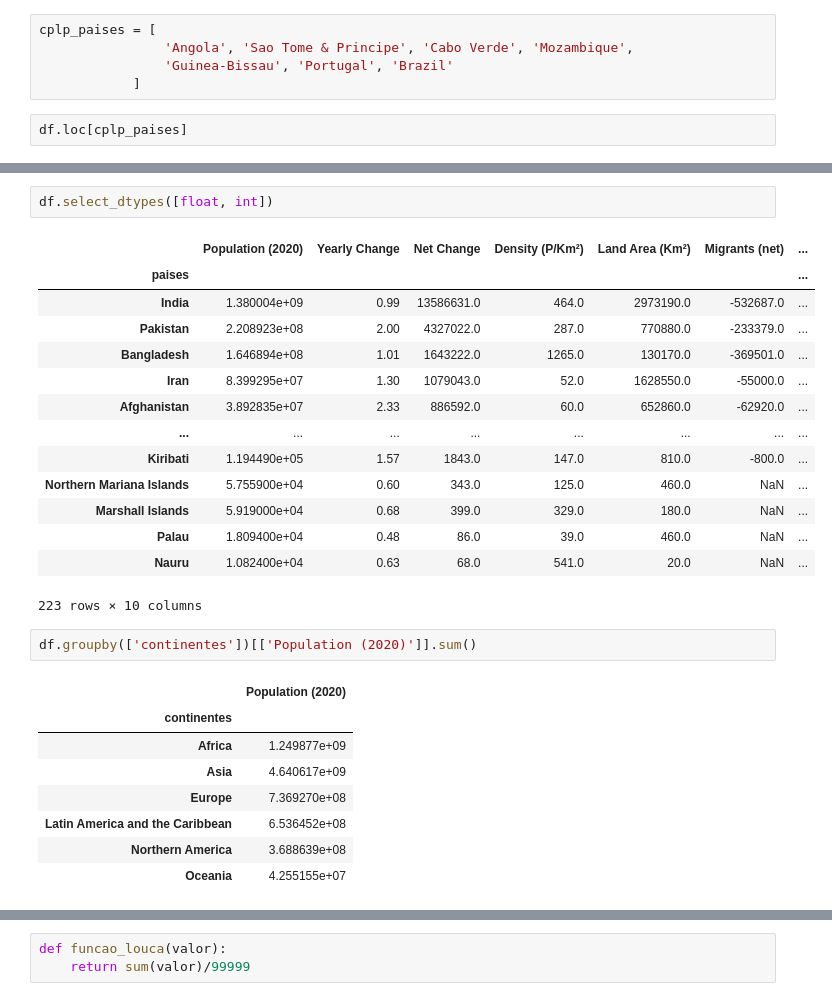
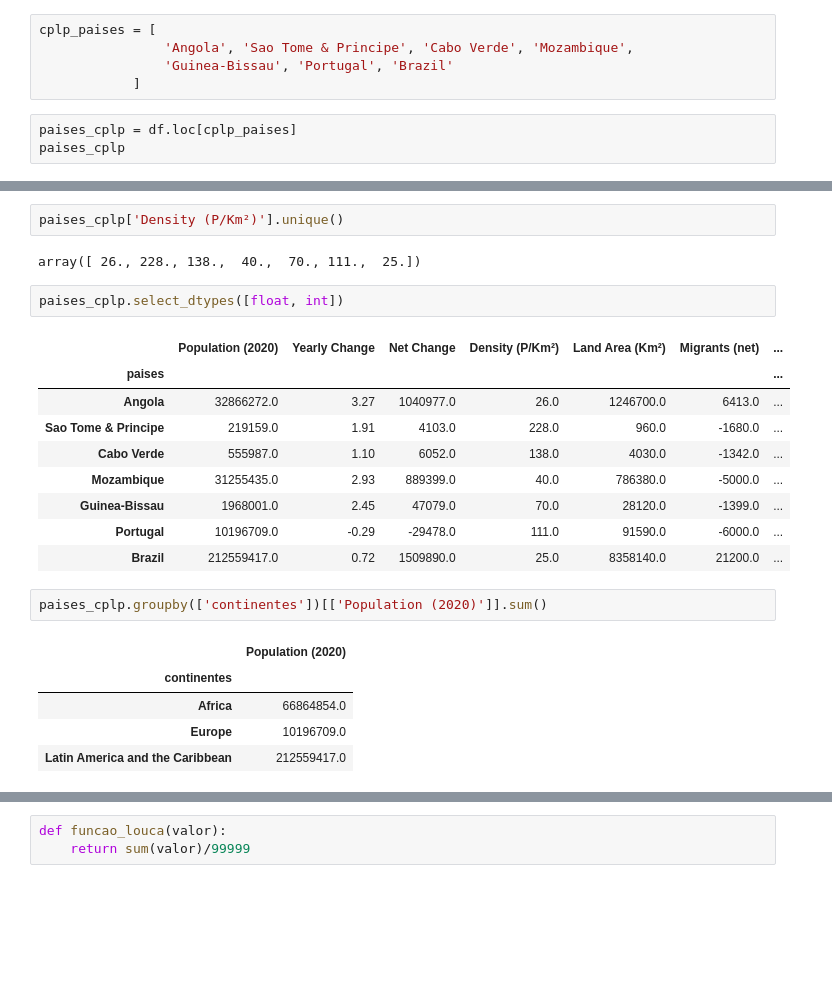
Before and after one commit to LeideSoares/machine_learning_portuguese_tutorial, a Jupyter notebook: a2_libraries/a2_pandas.ipynb, the cells around one changed output, grey strips where cells are left out. Saved outputs shown, nothing was run; the diff lists cells and outputs as text; blank space fills up the shorter version.

```diff
--- a/a2_libraries/a2_pandas.ipynb
+++ b/a2_libraries/a2_pandas.ipynb
@@ -153,7 +235,8 @@ cplp_paises = [
                 'Guinea-Bissau', 'Portugal', 'Brazil'
             ]
 # %%
-df.loc[cplp_paises]
+paises_cplp = df.loc[cplp_paises]
+paises_cplp
 # %% [output]
 |  | regioes | continentes | url | Population (2020) | Yearly Change | Net Change | Density (P/Km²) | ... |
 | paises |  |  |  |  |  |  |  | ... |
@@ -220,29 +294,25 @@ array(['Southern Asia', 'Eastern Asia', 'South-Eastern Asia',
+# %%
+paises_cplp['Density (P/Km²)'].unique()
+# %% [output]
+array([ 26., 228., 138.,  40.,  70., 111.,  25.])
 # %%
-df.select_dtypes([float, int])
+paises_cplp.select_dtypes([float, int])
 # %% [output]
 |  | Population (2020) | Yearly Change | Net Change | Density (P/Km²) | Land Area (Km²) | Migrants (net) | ... |
 | paises |  |  |  |  |  |  | ... |
-| India | 1.380004e+09 | 0.99 | 13586631.0 | 464.0 | 2973190.0 | -532687.0 | ... |
-| Pakistan | 2.208923e+08 | 2.00 | 4327022.0 | 287.0 | 770880.0 | -233379.0 | ... |
-| Bangladesh | 1.646894e+08 | 1.01 | 1643222.0 | 1265.0 | 130170.0 | -369501.0 | ... |
-| Iran | 8.399295e+07 | 1.30 | 1079043.0 | 52.0 | 1628550.0 | -55000.0 | ... |
-| Afghanistan | 3.892835e+07 | 2.33 | 886592.0 | 60.0 | 652860.0 | -62920.0 | ... |
-| ... | ... | ... | ... | ... | ... | ... | ... |
-| Kiribati | 1.194490e+05 | 1.57 | 1843.0 | 147.0 | 810.0 | -800.0 | ... |
-| Northern Mariana Islands | 5.755900e+04 | 0.60 | 343.0 | 125.0 | 460.0 | NaN | ... |
-| Marshall Islands | 5.919000e+04 | 0.68 | 399.0 | 329.0 | 180.0 | NaN | ... |
-| Palau | 1.809400e+04 | 0.48 | 86.0 | 39.0 | 460.0 | NaN | ... |
-| Nauru | 1.082400e+04 | 0.63 | 68.0 | 541.0 | 20.0 | NaN | ... |
+| Angola | 32866272.0 | 3.27 | 1040977.0 | 26.0 | 1246700.0 | 6413.0 | ... |
+| Sao Tome & Principe | 219159.0 | 1.91 | 4103.0 | 228.0 | 960.0 | -1680.0 | ... |
+| Cabo Verde | 555987.0 | 1.10 | 6052.0 | 138.0 | 4030.0 | -1342.0 | ... |
+| Mozambique | 31255435.0 | 2.93 | 889399.0 | 40.0 | 786380.0 | -5000.0 | ... |
+| Guinea-Bissau | 1968001.0 | 2.45 | 47079.0 | 70.0 | 28120.0 | -1399.0 | ... |
+| Portugal | 10196709.0 | -0.29 | -29478.0 | 111.0 | 91590.0 | -6000.0 | ... |
+| Brazil | 212559417.0 | 0.72 | 1509890.0 | 25.0 | 8358140.0 | 21200.0 | ... |
-223 rows × 10 columns
 # %%
-df.groupby(['continentes'])[['Population (2020)']].sum()
+paises_cplp.groupby(['continentes'])[['Population (2020)']].sum()
 # %% [output]
 |  | Population (2020) |
 | continentes |  |
-| Africa | 1.249877e+09 |
-| Asia | 4.640617e+09 |
-| Europe | 7.369270e+08 |
-| Latin America and the Caribbean | 6.536452e+08 |
-| Northern America | 3.688639e+08 |
-| Oceania | 4.255155e+07 |
+| Africa | 66864854.0 |
+| Europe | 10196709.0 |
+| Latin America and the Caribbean | 212559417.0 |
 # %%
```
Also changed, not shown: parts of 31 cells of this notebook, 2 other files.
